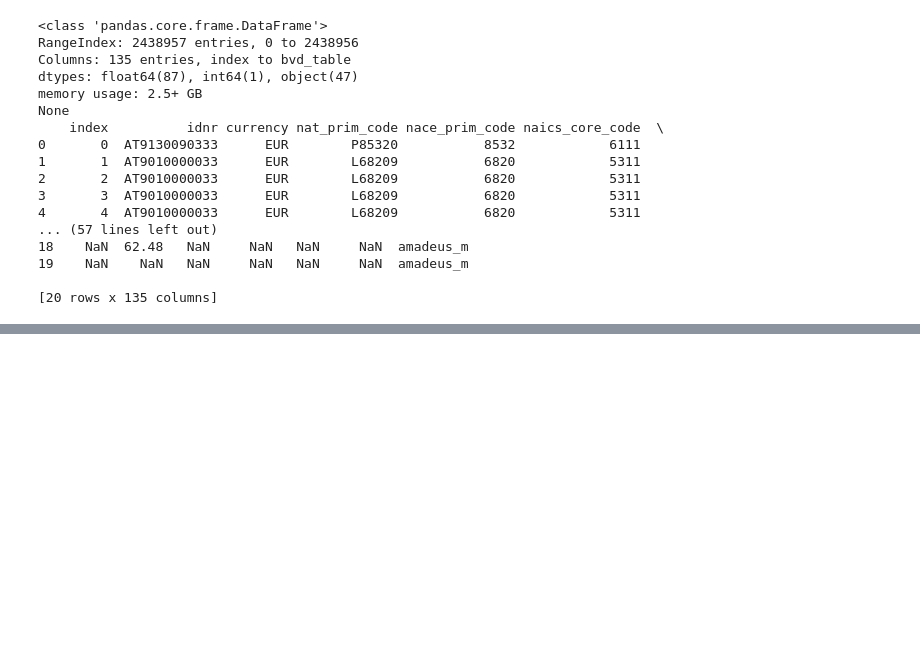
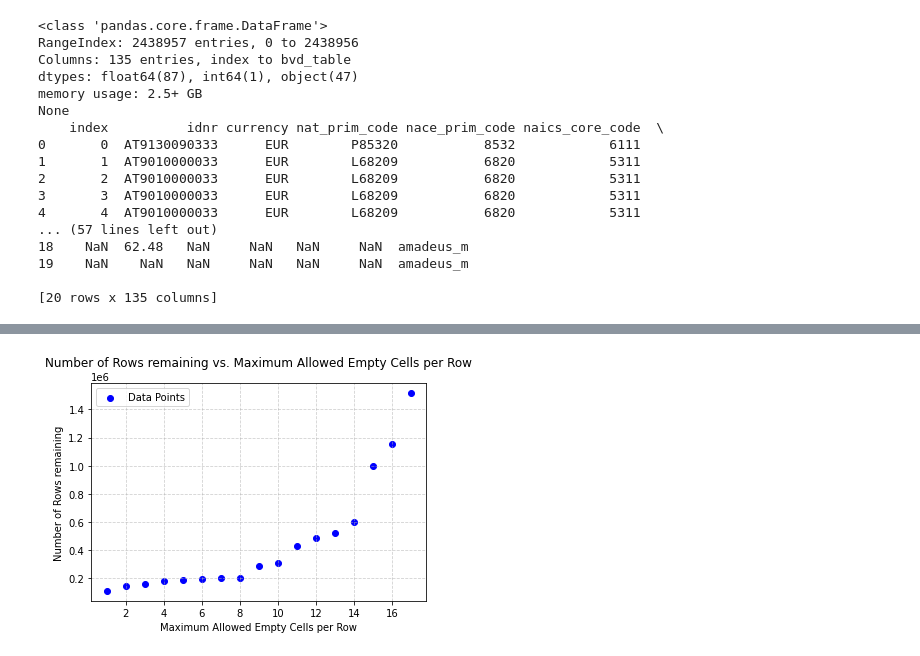
Before and after one commit to yanghang0918/Kununu_Review_Sentiment_Analysis, a Jupyter notebook: data/financial_data.ipynb, the cells around one changed output, grey strips where cells are left out. Drawn from its saved outputs; the diff is of its cells as text; code cells hidden in the pictures; blank space fills up the shorter version.

```diff
--- a/data/financial_data.ipynb
+++ b/data/financial_data.ipynb
@@ -109,0 +136,32 @@ findata[all_sub_scores].T.describe(include='all').T
+# %%
+# clean dataframe
+# Assuming 'df' is your large DataFrame
+max_empty_cells = [1, 2, 3, 4, 5, 6, 7, 8, 9, 10, 11, 12, 13, 14, 15, 16, 17]  # Maximum number of allowed empty cells in a row
+result = []
+for max_empty in max_empty_cells:
+    # Convert the DataFrame to a NumPy array for faster operations
+    data_array = findata[all_sub_scores].values
+
+    # Count the number of empty cells (missing values) per row
+    empty_cells_count = np.isnan(data_array).sum(axis=1)
+
+    # Filter rows where empty_cells_count is less than or equal to max_empty_cells
+    filtered_rows = data_array[empty_cells_count <= max_empty]
+    result.append(filtered_rows.shape[0])
+
+# Scatter plot
+plt.scatter(max_empty_cells, result, marker='o', color='blue', label='Data Points')
+
+# Add labels and title
+plt.xlabel('Maximum Allowed Empty Cells per Row')
+plt.ylabel('Number of Rows remaining')
+plt.title('Number of Rows remaining vs. Maximum Allowed Empty Cells per Row')
+
+# Customize the appearance
+plt.grid(True, linestyle='--', alpha=0.6)
+plt.legend()
+
+# Show the plot
+plt.show()
+# %% [output]
+[figure, added]
```
Also changed, not shown: parts of 15 cells of this notebook.
